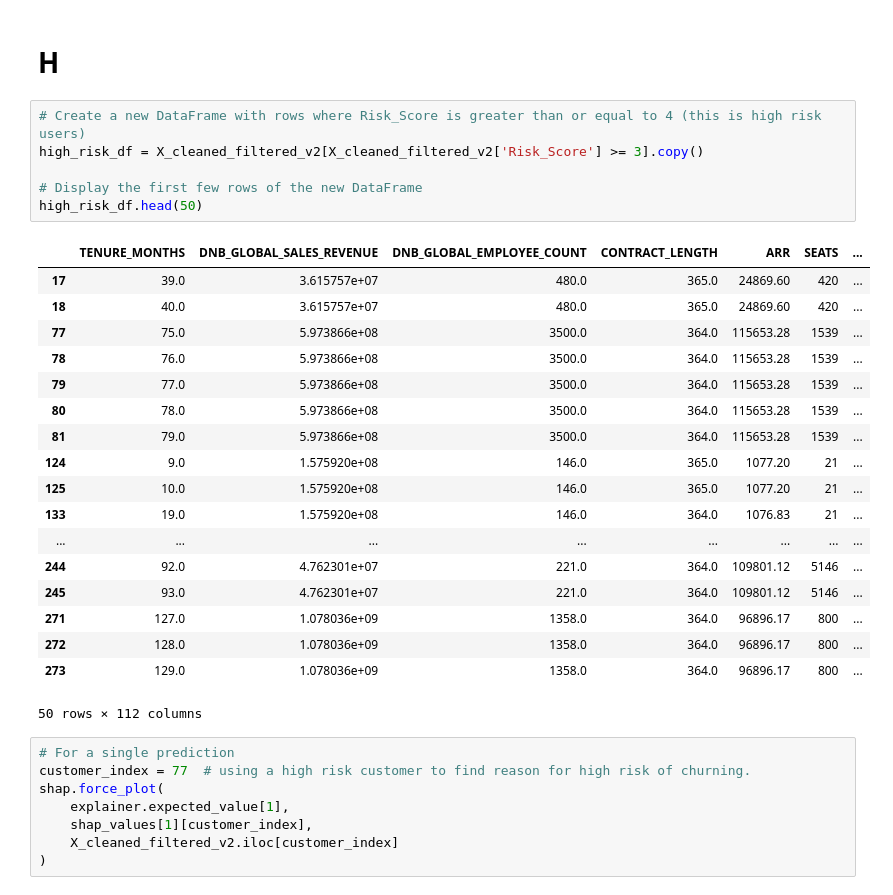
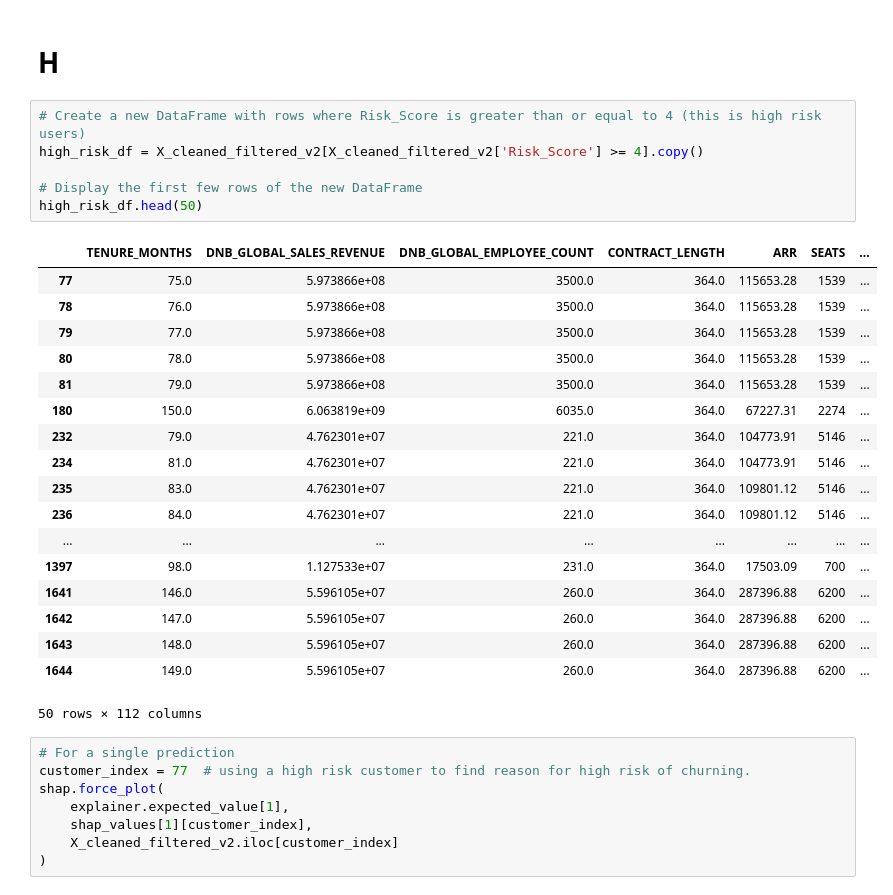
Before and after one commit to ot-babs/MLE-Churn_Prediction, a Jupyter notebook: churn_predicition.ipynb, the cells around one changed output. Cells and saved outputs as stored; diff of their text form.

```diff
--- a/churn_predicition.ipynb
+++ b/churn_predicition.ipynb
@@ -632,28 +632,28 @@ shap_values = explainer.shap_values(X_cleaned_filtered_v2)
 # H
 # %%
 # Create a new DataFrame with rows where Risk_Score is greater than or equal to 4 (this is high risk users)
-high_risk_df = X_cleaned_filtered_v2[X_cleaned_filtered_v2['Risk_Score'] >= 3].copy()
+high_risk_df = X_cleaned_filtered_v2[X_cleaned_filtered_v2['Risk_Score'] >= 4].copy()
 
 # Display the first few rows of the new DataFrame
 high_risk_df.head(50)
 # %% [output]
 |  | TENURE_MONTHS | DNB_GLOBAL_SALES_REVENUE | DNB_GLOBAL_EMPLOYEE_COUNT | CONTRACT_LENGTH | ARR | SEATS | ... |
-| 17 | 39.0 | 3.615757e+07 | 480.0 | 365.0 | 24869.60 | 420 | ... |
-| 18 | 40.0 | 3.615757e+07 | 480.0 | 365.0 | 24869.60 | 420 | ... |
 | 77 | 75.0 | 5.973866e+08 | 3500.0 | 364.0 | 115653.28 | 1539 | ... |
 | 78 | 76.0 | 5.973866e+08 | 3500.0 | 364.0 | 115653.28 | 1539 | ... |
 | 79 | 77.0 | 5.973866e+08 | 3500.0 | 364.0 | 115653.28 | 1539 | ... |
 | 80 | 78.0 | 5.973866e+08 | 3500.0 | 364.0 | 115653.28 | 1539 | ... |
 | 81 | 79.0 | 5.973866e+08 | 3500.0 | 364.0 | 115653.28 | 1539 | ... |
-| 124 | 9.0 | 1.575920e+08 | 146.0 | 365.0 | 1077.20 | 21 | ... |
-| 125 | 10.0 | 1.575920e+08 | 146.0 | 365.0 | 1077.20 | 21 | ... |
-| 133 | 19.0 | 1.575920e+08 | 146.0 | 364.0 | 1076.83 | 21 | ... |
+| 180 | 150.0 | 6.063819e+09 | 6035.0 | 364.0 | 67227.31 | 2274 | ... |
+| 232 | 79.0 | 4.762301e+07 | 221.0 | 364.0 | 104773.91 | 5146 | ... |
+| 234 | 81.0 | 4.762301e+07 | 221.0 | 364.0 | 104773.91 | 5146 | ... |
+| 235 | 83.0 | 4.762301e+07 | 221.0 | 364.0 | 109801.12 | 5146 | ... |
+| 236 | 84.0 | 4.762301e+07 | 221.0 | 364.0 | 109801.12 | 5146 | ... |
 | ... | ... | ... | ... | ... | ... | ... | ... |
-| 244 | 92.0 | 4.762301e+07 | 221.0 | 364.0 | 109801.12 | 5146 | ... |
-| 245 | 93.0 | 4.762301e+07 | 221.0 | 364.0 | 109801.12 | 5146 | ... |
-| 271 | 127.0 | 1.078036e+09 | 1358.0 | 364.0 | 96896.17 | 800 | ... |
-| 272 | 128.0 | 1.078036e+09 | 1358.0 | 364.0 | 96896.17 | 800 | ... |
-| 273 | 129.0 | 1.078036e+09 | 1358.0 | 364.0 | 96896.17 | 800 | ... |
+| 1397 | 98.0 | 1.127533e+07 | 231.0 | 364.0 | 17503.09 | 700 | ... |
+| 1641 | 146.0 | 5.596105e+07 | 260.0 | 364.0 | 287396.88 | 6200 | ... |
+| 1642 | 147.0 | 5.596105e+07 | 260.0 | 364.0 | 287396.88 | 6200 | ... |
+| 1643 | 148.0 | 5.596105e+07 | 260.0 | 364.0 | 287396.88 | 6200 | ... |
+| 1644 | 149.0 | 5.596105e+07 | 260.0 | 364.0 | 287396.88 | 6200 | ... |
 50 rows × 112 columns
 # %%
 # For a single prediction
```
Also changed, not shown: 1 other file.
